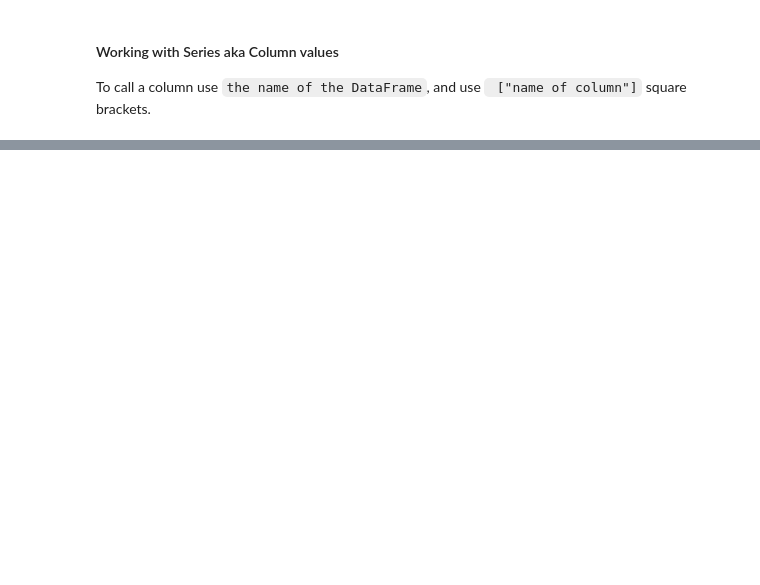
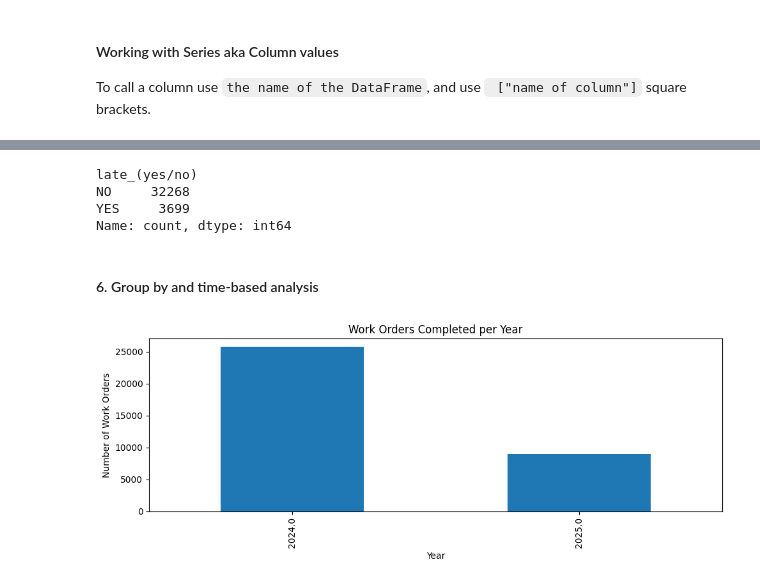
Before and after one commit to dianita956/cedish_pandas_workshop, a Jupyter notebook: pandas.ipynb, the cells around one changed output, grey strips where cells are left out. Saved outputs shown, nothing was run; the diff lists cells and outputs as text; code cells hidden in the pictures; blank space fills up the shorter version.

```diff
--- a/pandas.ipynb
+++ b/pandas.ipynb
@@ -298,0 +262,9 @@ sa_311.describe(include='all')
+# %%
+# load the dataset
+data = "SA311_Street_Infrastructure.csv" # url https://data.sanantonio.gov/dataset/93b0e7ee-3a55-4aa9-b27b-d1817e91aec3/resource/00370431-ce2d-4b32-9b75-b9734bd13fa3/download/allservice_streets-infrastructure.csv
+
+sa311_df = pd.read_csv(data)
+
+# preview the last 5 rows or change the number of rows
+#sa311_df.head()
+sa311_df.tail()
@@ -298,0 +317,4 @@ sa_311.describe(include='all')
+# %%
+# strip whitespace from column names
+sa311_df.columns = sa311_df.columns.str.strip().str.lower().str.replace(' ', '_')
+sa311_df.columns
@@ -298,0 +353,6 @@ sa_311.describe(include='all')
+# %%
+
+sa311_df['closeddatetime'] = pd.to_datetime(sa311_df['closeddatetime'], errors='coerce') # NaT (Not a Time) represents missing or invalid datetime values. It's analogous to NaN (Not a Number) for numerical data. When working with time series data, NaT is used as a placeholder for missing dates or times. It ensures consistency and allows for proper handling of incomplete or erroneous data within datetime columns.
+sa311_df['openeddatetime'] = pd.to_datetime(sa311_df['openeddatetime'], errors='coerce')
+sa311_df['report_starting_date'] = pd.to_datetime(sa311_df['report_starting_date'], errors='coerce')
+sa311_df['report_ending_date'] = pd.to_datetime(sa311_df['report_ending_date'], errors='coerce')
@@ -298,0 +402,28 @@ sa_311.describe(include='all')
+# %%
+#count case that were late
+sa311_df['late_(yes/no)'].value_counts()
+# %% [output]
+late_(yes/no)
+NO     32268
+YES     3699
+Name: count, dtype: int64
+# %% [markdown]
+<h4>6. Group by and time-based analysis</h4>
+# %%
+# 6. Group by and time-based analysis
+
+# Extract year from closeddatetime
+sa311_df['year_closed'] = sa311_df['closeddatetime'].dt.year
+
+# Plot number of work orders closed per year
+sa311_df['year_closed'].value_counts().sort_index().plot(
+    kind='bar',
+    title='Work Orders Completed per Year',
+    figsize=(10, 4)
+)
+plt.xlabel("Year")
+plt.ylabel("Number of Work Orders")
+plt.tight_layout()
+plt.show()
+# %% [output]
+[figure, added]
```
Also changed, not shown: parts of 30 cells of this notebook.
